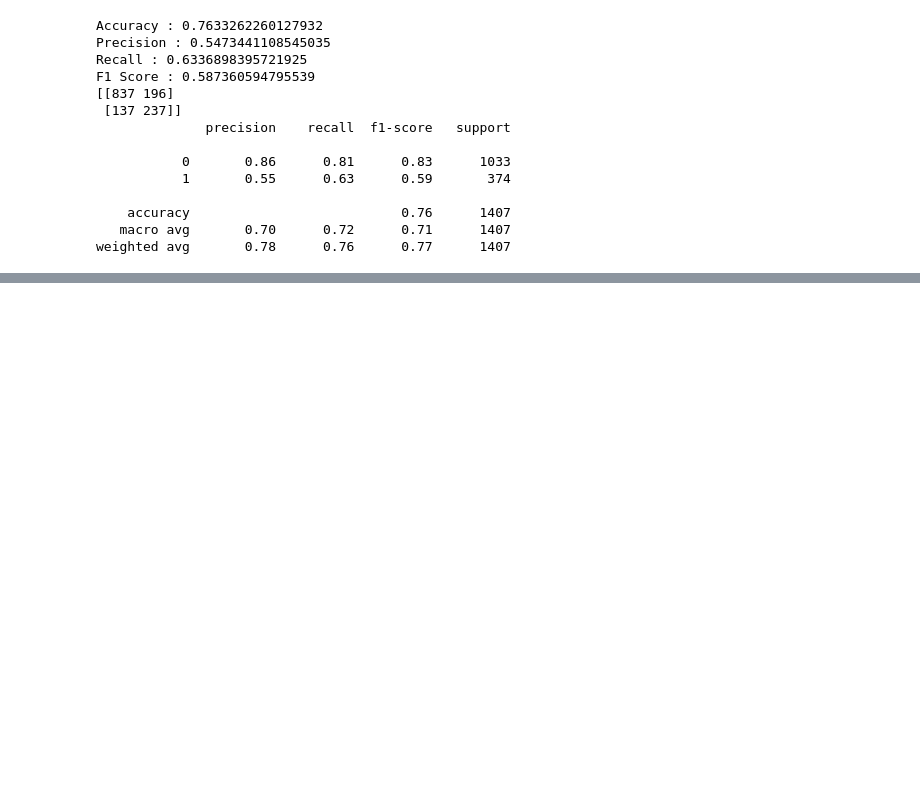
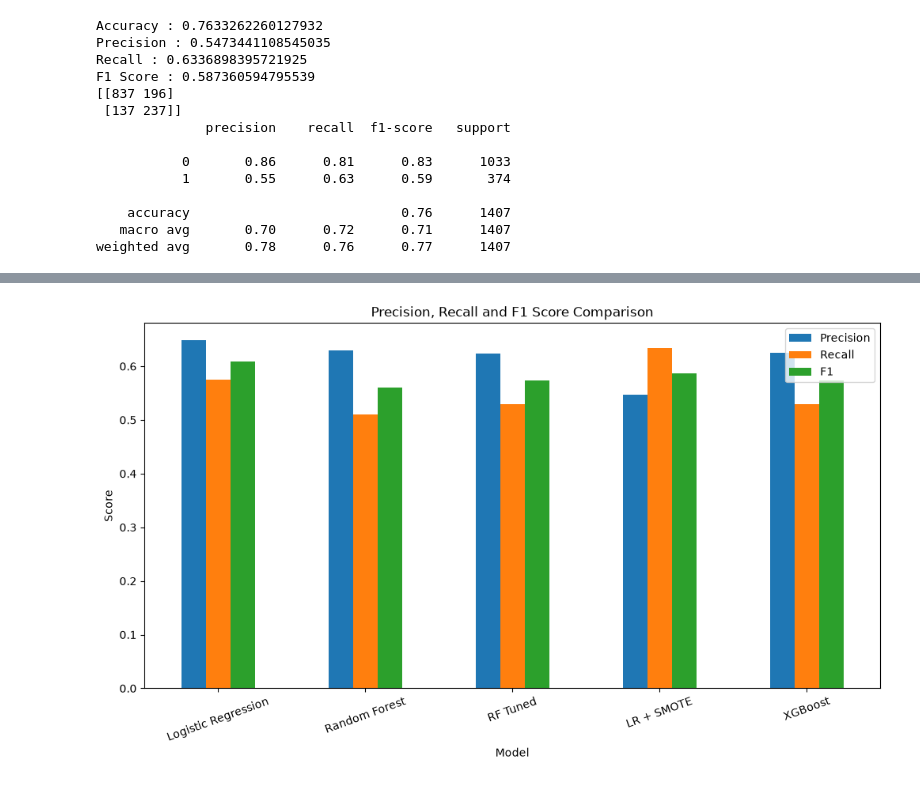
Before and after one commit to nehamehra8586866-bit/Customer-Churn-Prediction, a Jupyter notebook: customer_churn.ipynb, the cells around one changed output, grey strips where cells are left out. Saved outputs shown, nothing was run; the diff lists cells and outputs as text; code cells hidden in the pictures; blank space fills up the shorter version.

```diff
--- a/customer_churn.ipynb
+++ b/customer_churn.ipynb
@@ -833,0 +971,49 @@ weighted avg       0.78      0.76      0.77      1407
+# %%
+metrics = pd.DataFrame({
+    "Model":[
+        "Logistic Regression",
+        "Random Forest",
+        "RF Tuned",
+        "LR + SMOTE",
+        "XGBoost"
+    ],
+
+    "Precision":[
+        0.648,
+        0.630,
+        0.624,
+        0.547,
+        0.625
+    ],
+
+    "Recall":[
+        0.575,
+        0.510,
+        0.529,
+        0.634,
+        0.529
+    ],
+
+    "F1":[
+        0.609,
+        0.560,
+        0.573,
+        0.587,
+        0.573
+    ]
+})
+
+metrics.set_index("Model").plot(
+    kind="bar",
+    figsize=(12,6)
+)
+
+plt.title("Precision, Recall and F1 Score Comparison")
+
+plt.ylabel("Score")
+
+plt.xticks(rotation=20)
+
+plt.show()
+# %% [output]
+[figure, added]
```
Also changed, not shown: parts of 21 cells of this notebook.
